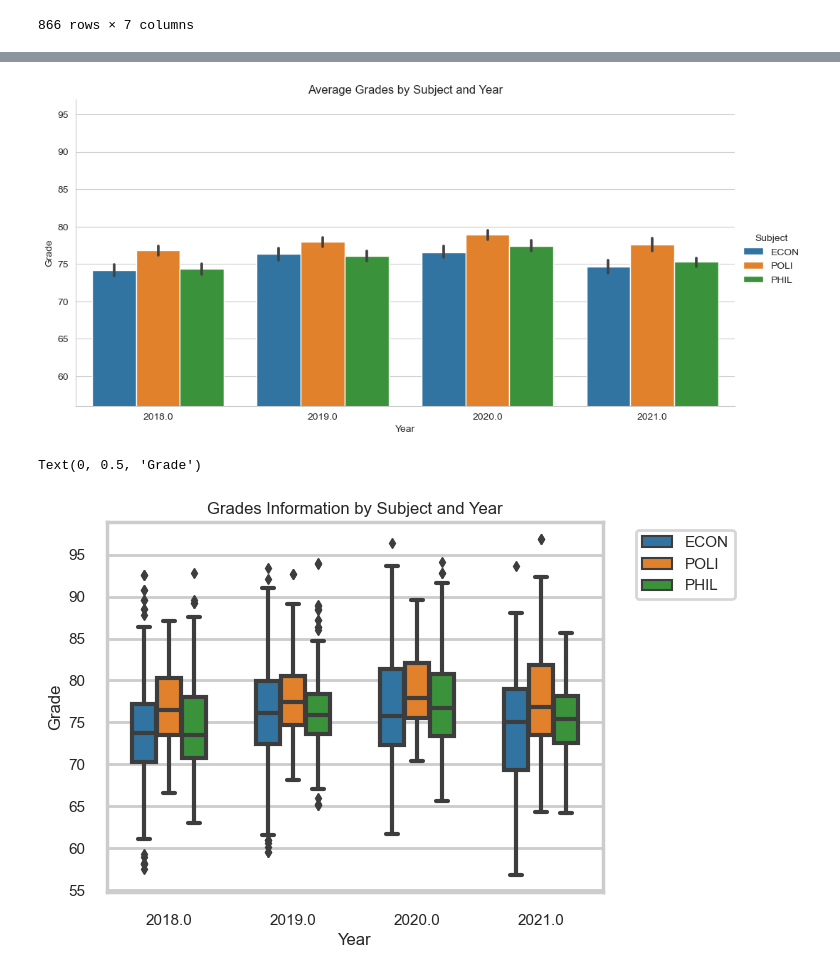
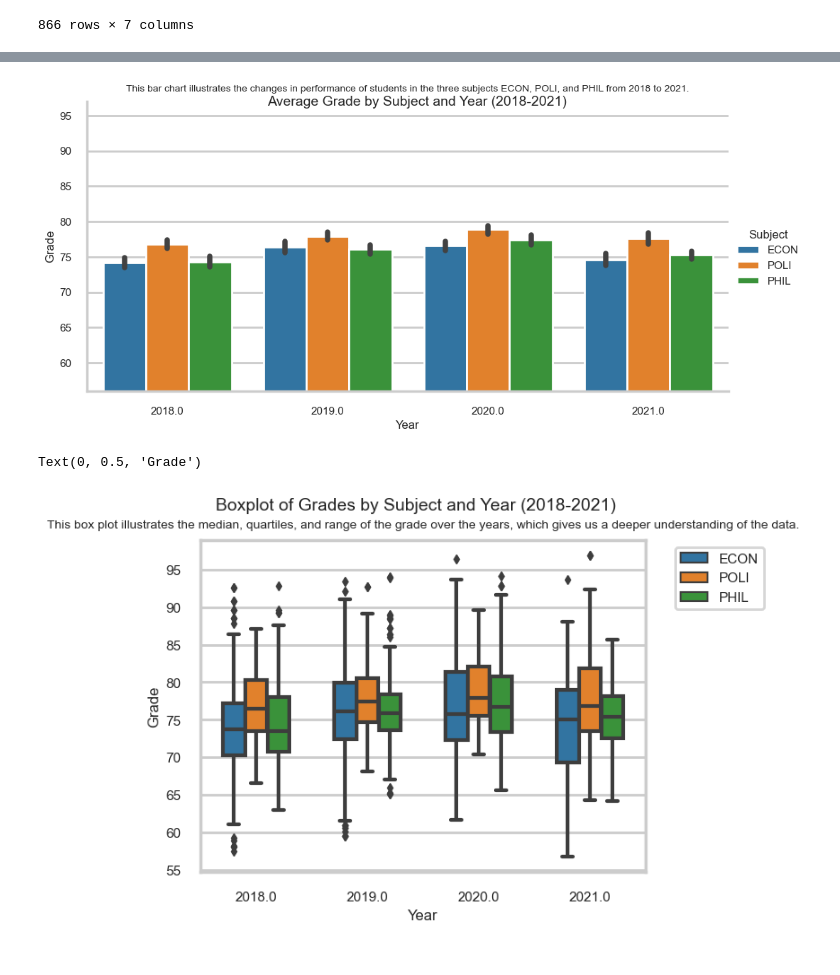
Before and after one commit to ubco-W2022T2-data301/project-group-group03, a Jupyter notebook: analysis/analysis3.ipynb, the cells around one changed output, grey strips where cells are left out. Cells and saved outputs as stored; diff of their text form; code cells hidden in the pictures.

Commit message:
graphs desxcription

```diff
--- a/analysis/analysis3.ipynb
+++ b/analysis/analysis3.ipynb
@@ -31,11 +31,16 @@ df
 | 865 | 2021.0 | POLI | 492.0 | 86.0 | 86.0 | 92.0 | 76.0 |
 866 rows × 7 columns
 # %%
+df = pd.read_csv('../data/raw/rawdata.csv')
+df
 plot1 = sns.lineplot(x='Year', y='Avg', data=df,hue='Campus')
 sns.set_style("white")
 plt.xticks([2018, 2019, 2020, 2021])
 plt.legend(bbox_to_anchor=(1.05, 1), loc='upper left')
 plt.ylabel('Average Grade')
-plt.title('Average Grade of two UBC campuses for (2018-2021)')
+main_title = 'Average Grade of two UBC campuses for (2018-2021)'
+description = "This graph illustrates and compares the average grade between two campuses during 2018 to 2021."
+plt.suptitle(main_title, fontsize=14)
+plt.title(description, fontsize=10, pad=10)
 #This graph illustrates and compares the average grade between two campuses during 2018 to 2021.
 # %% [output]
@@ -46,21 +51,27 @@ ymin = np.floor(df["Avg"].min())
 ymax = np.ceil(df["Avg"].max())
 sns.set_style("whitegrid")
 plot2 = sns.catplot(x="Year", y="Avg", hue="Subject", kind="bar", data=df, height=5, aspect=2)
-plt.title('Average Grades by Subject and Year')
+main_title = 'Average Grade by Subject and Year (2018-2021)'
+description = "This bar chart illustrates the changes in performance of students in the three subjects ECON, POLI, and PHIL from 2018 to 2021."
+plt.title(description, fontsize=10, pad=10)
+plt.suptitle(main_title, fontsize=14)
 plt.ylabel('Grade')
 plot2.set(ylim=(ymin, ymax))
 sns.set_context("poster", font_scale=0.5)
 #This bar chart illustrates the changes in performance of students in the three subjects ECON, POLI, and PHIL from 2018 to 2021.
 # %% [output]
-[figure, old version]
+[figure, new version]
 # %%
 plot3 = sns.boxplot(x="Year", y="Avg", hue="Subject", data=df, width=0.6)
 sns.set_style("whitegrid")
 sns.set_palette("Set2")
 plt.legend(bbox_to_anchor=(1.05, 1), loc='upper left')
-plt.title('Grades Information by Subject and Year')
+main_title = 'Boxplot of Grades by Subject and Year (2018-2021)'
+description = "This box plot illustrates the median, quartiles, and range of the grade over the years, which gives us a deeper understanding of the data."
+plt.title(description, fontsize=10, pad=10)
+plt.suptitle(main_title, fontsize=14)
 plt.ylabel('Grade')
 #This box plot illustrates the median, quartiles, and range of the grade over the years, which gives us a deeper understanding of the data.
 # %% [output]
 Text(0, 0.5, 'Grade')
-[figure, old version]
+[figure, new version]
```
Also changed, not shown: parts of 2 cells of this notebook.
